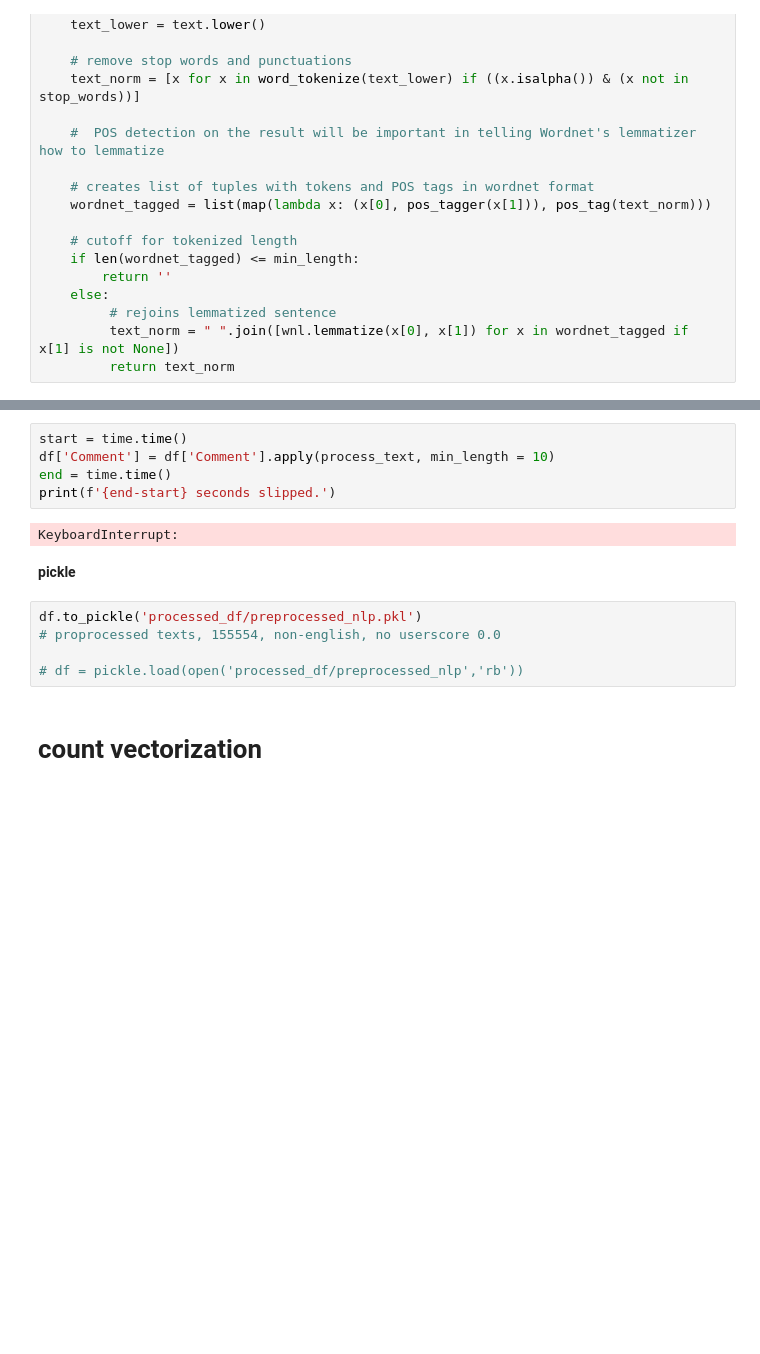
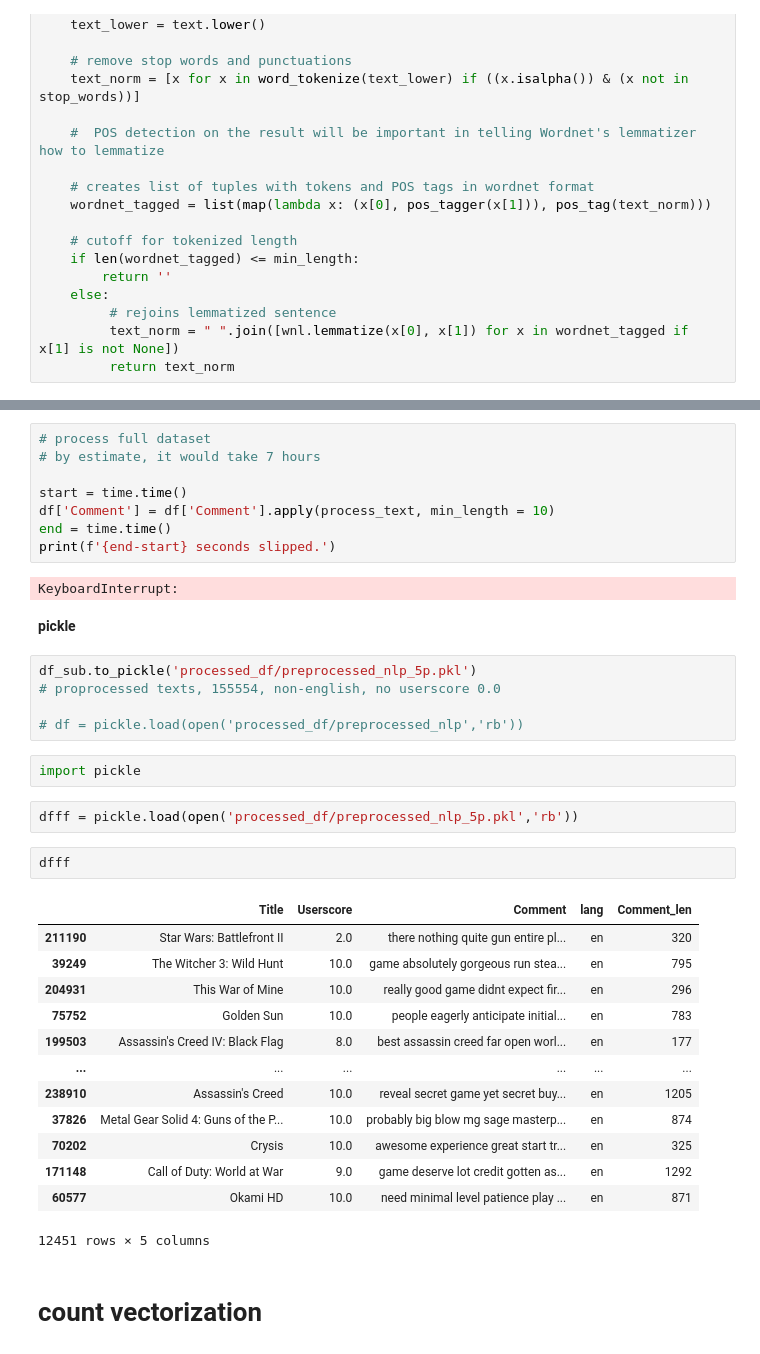
Before and after one commit to vivyhasadream/Game_Recommender_System_W_Sentimental_Analyzer, a Jupyter notebook: 2_EDA_NLP.ipynb, the cells around one changed output, grey strips where cells are left out. Saved outputs shown, nothing was run; the diff lists cells and outputs as text; blank space fills up the shorter version.

```diff
--- a/2_EDA_NLP.ipynb
+++ b/2_EDA_NLP.ipynb
@@ -237,4 +271,7 @@ print(f'{end-start} seconds slipped.')
 # %%
+# process full dataset
+# by estimate, it would take 7 hours
+
 start = time.time()
 df['Comment'] = df['Comment'].apply(process_text, min_length = 10)
 end = time.time()
@@ -244,10 +281,30 @@ KeyboardInterrupt:
 # %% [markdown]
 **pickle**
 # %%
-df.to_pickle('processed_df/preprocessed_nlp.pkl')
+df_sub.to_pickle('processed_df/preprocessed_nlp_5p.pkl')
 # proprocessed texts, 155554, non-english, no userscore 0.0
 
 # df = pickle.load(open('processed_df/preprocessed_nlp','rb'))
+# %%
+import pickle
+# %%
+dfff = pickle.load(open('processed_df/preprocessed_nlp_5p.pkl','rb'))
+# %%
+dfff
+# %% [output]
+|  | Title | Userscore | Comment | lang | Comment_len |
+| 211190 | Star Wars: Battlefront II | 2.0 | there nothing quite gun entire pl... | en | 320 |
+| 39249 | The Witcher 3: Wild Hunt | 10.0 | game absolutely gorgeous run stea... | en | 795 |
+| 204931 | This War of Mine | 10.0 | really good game didnt expect fir... | en | 296 |
+| 75752 | Golden Sun | 10.0 | people eagerly anticipate initial... | en | 783 |
+| 199503 | Assassin's Creed IV: Black Flag | 8.0 | best assassin creed far open worl... | en | 177 |
+| ... | ... | ... | ... | ... | ... |
+| 238910 | Assassin's Creed | 10.0 | reveal secret game yet secret buy... | en | 1205 |
+| 37826 | Metal Gear Solid 4: Guns of the P... | 10.0 | probably big blow mg sage masterp... | en | 874 |
+| 70202 | Crysis | 10.0 | awesome experience great start tr... | en | 325 |
+| 171148 | Call of Duty: World at War | 9.0 | game deserve lot credit gotten as... | en | 1292 |
+| 60577 | Okami HD | 10.0 | need minimal level patience play ... | en | 871 |
+12451 rows × 5 columns
 # %% [markdown]
 # count vectorization
 # %%
```
Also changed, not shown: parts of 33 cells of this notebook, 6 other files.
